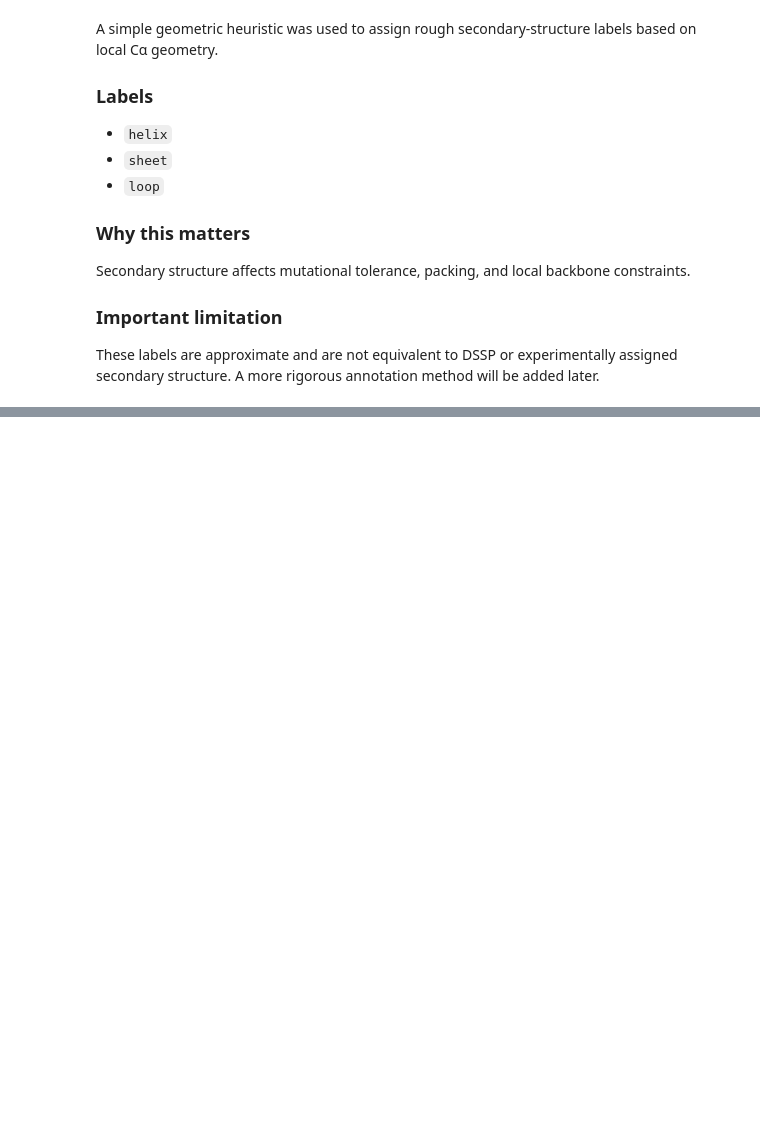
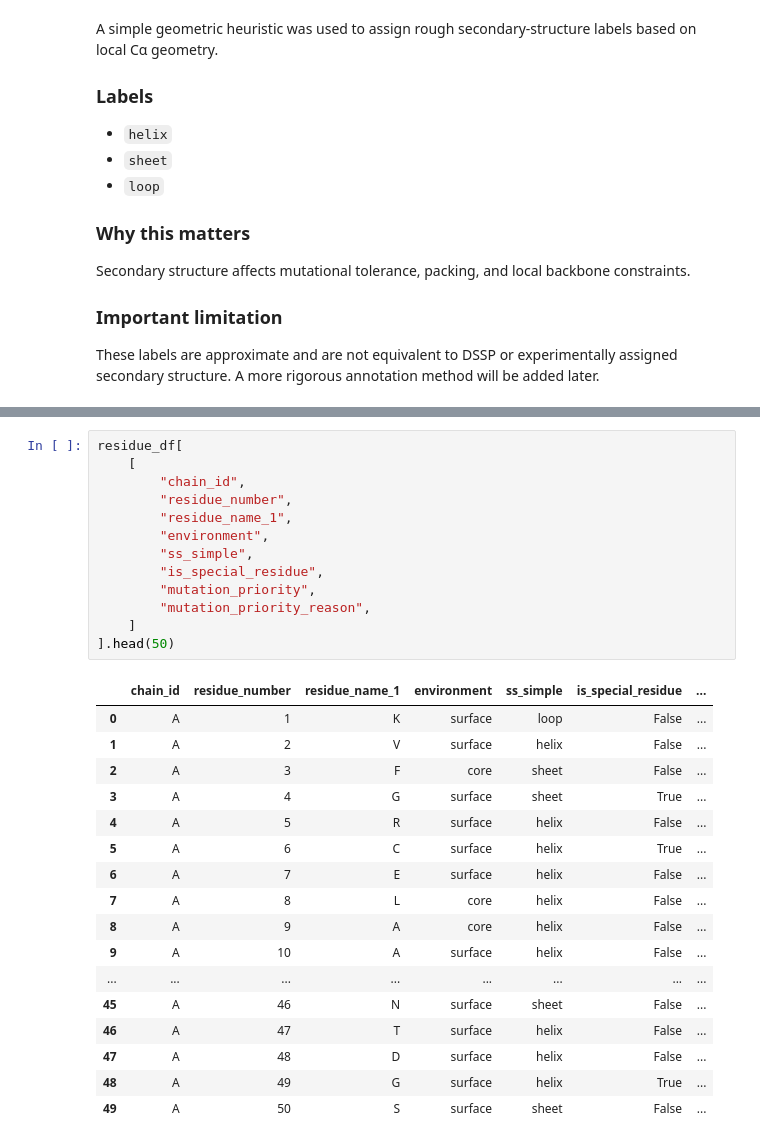
Before and after one commit to mhaindarkar/protein-design-pipeline, a Jupyter notebook: notebooks/01_structure_introduction.ipynb, the cells around one changed output, grey strips where cells are left out. Drawn from its saved outputs; the diff is of its cells as text; blank space fills up the shorter version.

```diff
--- a/notebooks/01_structure_introduction.ipynb
+++ b/notebooks/01_structure_introduction.ipynb
@@ -517,0 +594,31 @@ These labels are approximate and are not equivalent to DSSP or experimentally as
+# %%
+residue_df[
+    [
+        "chain_id",
+        "residue_number",
+        "residue_name_1",
+        "environment",
+        "ss_simple",
+        "is_special_residue",
+        "mutation_priority",
+        "mutation_priority_reason",
+    ]
+].head(50)
+# %% [output]
+|  | chain_id | residue_number | residue_name_1 | environment | ss_simple | is_special_residue | ... |
+| 0 | A | 1 | K | surface | loop | False | ... |
+| 1 | A | 2 | V | surface | helix | False | ... |
+| 2 | A | 3 | F | core | sheet | False | ... |
+| 3 | A | 4 | G | surface | sheet | True | ... |
+| 4 | A | 5 | R | surface | helix | False | ... |
+| 5 | A | 6 | C | surface | helix | True | ... |
+| 6 | A | 7 | E | surface | helix | False | ... |
+| 7 | A | 8 | L | core | helix | False | ... |
+| 8 | A | 9 | A | core | helix | False | ... |
+| 9 | A | 10 | A | surface | helix | False | ... |
+| ... | ... | ... | ... | ... | ... | ... | ... |
+| 45 | A | 46 | N | surface | sheet | False | ... |
+| 46 | A | 47 | T | surface | helix | False | ... |
+| 47 | A | 48 | D | surface | helix | False | ... |
+| 48 | A | 49 | G | surface | helix | True | ... |
+| 49 | A | 50 | S | surface | sheet | False | ... |
```
Also changed, not shown: parts of 26 cells of this notebook, 3 other files.
